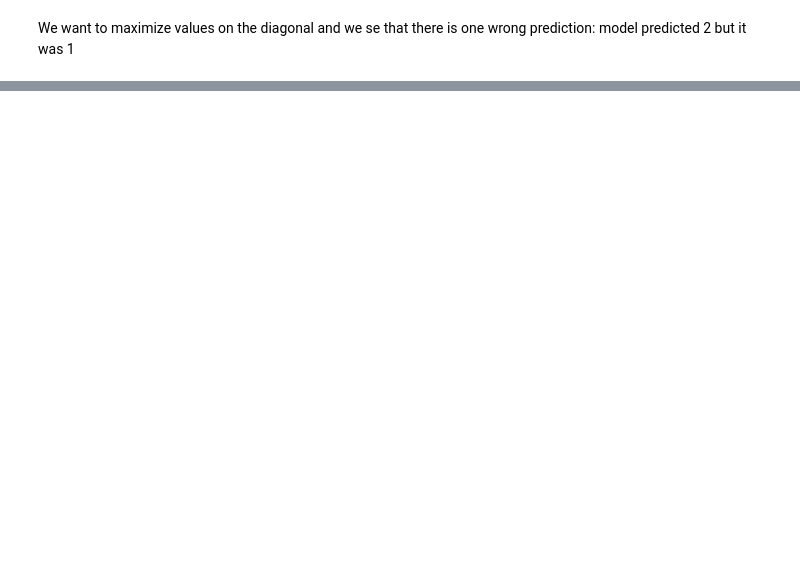
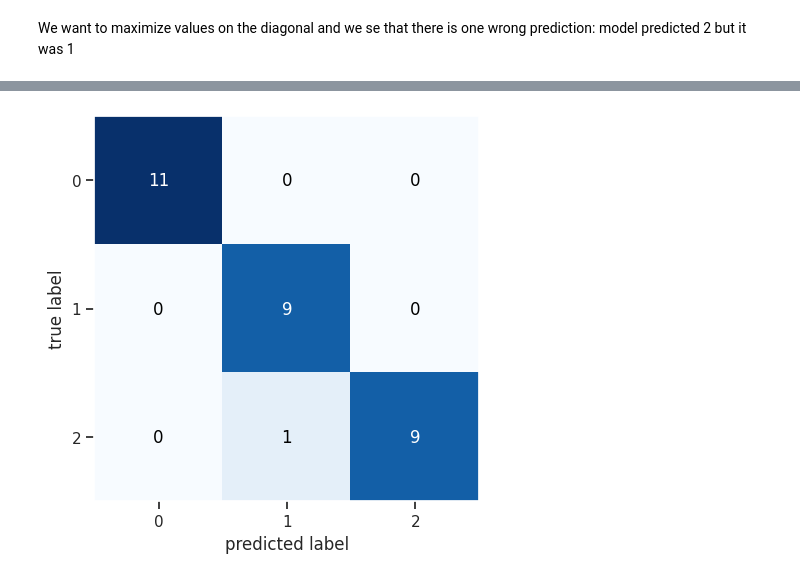
Before and after one commit to ezNobson/Iris_dataset_classification, a Jupyter notebook: Iris_dataset_classification.ipynb, the cells around one changed output, grey strips where cells are left out. Cells and saved outputs as stored; diff of their text form; code cells hidden in the pictures; blank space fills up the shorter version.

```diff
--- a/Iris_dataset_classification.ipynb
+++ b/Iris_dataset_classification.ipynb
@@ -165,0 +209,8 @@ We want to maximize values on the diagonal and we se that there is one wrong pre
+# %%
+from sklearn.model_selection import GridSearchCV
+
+grid_params = {'n_neighbors': range(2, 30)}
+# %%
+gs= GridSearchCV(KN_model, grid_params)
+gs.fit(X_train, y_train)
+gs.best_params_
@@ -165,0 +219,3 @@ We want to maximize values on the diagonal and we se that there is one wrong pre
+# %%
+k = gs.best_params_['n_neighbors']
+k
@@ -165,0 +224,8 @@ We want to maximize values on the diagonal and we se that there is one wrong pre
+# %%
+KN_model = KNeighborsClassifier(n_neighbors = k)
+KN_model.fit(X_train, y_train)
+
+y_pred = KN_model.predict(X_test)
+
+acc = accuracy_score(y_test, y_pred)
+print(f'Accuracy: {acc}')
@@ -177,0 +246,5 @@ weighted avg       0.98      0.97      0.97        38
+# %%
+plot_confusion_matrix(confusion_matrix(y_test, y_pred), figsize=(5,5))
+plt.show()
+# %% [output]
+[figure, added]
```
Also changed, not shown: parts of 25 cells of this notebook.
